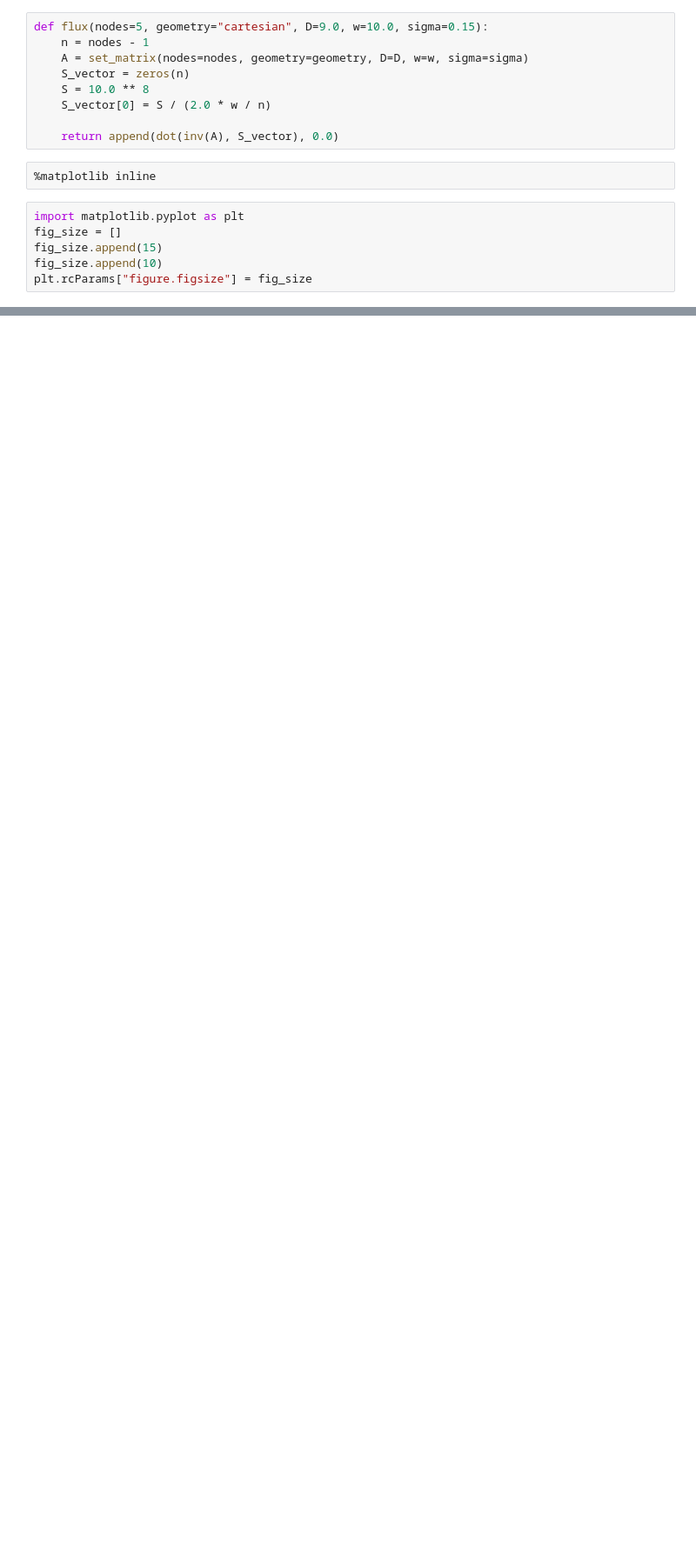
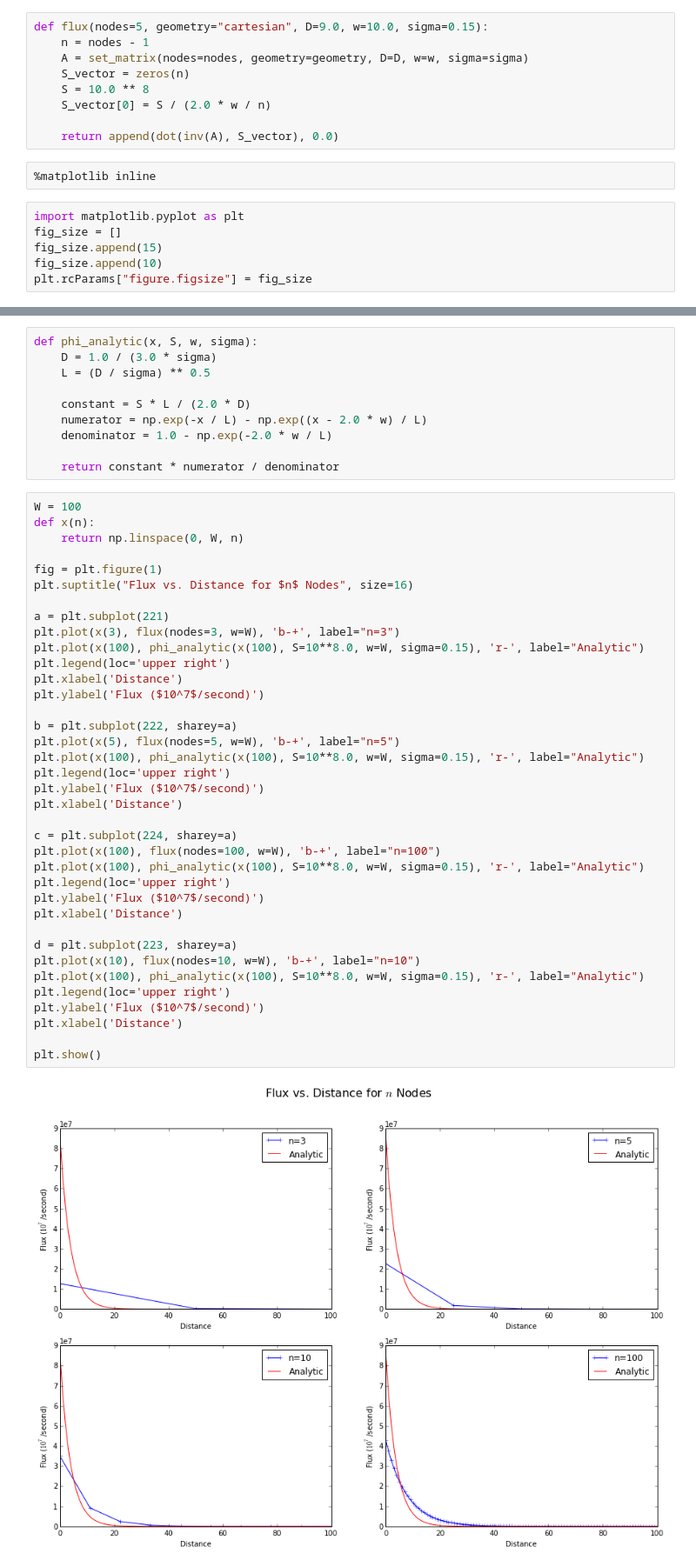
Before and after one commit to piovere/470-project-1, a Jupyter notebook: Project1.ipynb, the cells around one changed output, grey strips where cells are left out. Shown at 87% size. Cells and saved outputs as stored; diff of their text form; blank space fills up the shorter version.

Commit message:
Generated some new graphs, completed introduction section

```diff
--- a/Project1.ipynb
+++ b/Project1.ipynb
@@ -73,0 +76,49 @@ plt.show()
+# %%
+def phi_analytic(x, S, w, sigma):
+    D = 1.0 / (3.0 * sigma)
+    L = (D / sigma) ** 0.5
+
+    constant = S * L / (2.0 * D)
+    numerator = np.exp(-x / L) - np.exp((x - 2.0 * w) / L)
+    denominator = 1.0 - np.exp(-2.0 * w / L)
+
+    return constant * numerator / denominator
+# %%
+W = 100
+def x(n):
+    return np.linspace(0, W, n)
+
+fig = plt.figure(1)
+plt.suptitle("Flux vs. Distance for $n$ Nodes", size=16)
+
+a = plt.subplot(221)
+plt.plot(x(3), flux(nodes=3, w=W), 'b-+', label="n=3")
+plt.plot(x(100), phi_analytic(x(100), S=10**8.0, w=W, sigma=0.15), 'r-', label="Analytic")
+plt.legend(loc='upper right')
+plt.xlabel('Distance')
+plt.ylabel('Flux ($10^7$/second)')
+
+b = plt.subplot(222, sharey=a)
+plt.plot(x(5), flux(nodes=5, w=W), 'b-+', label="n=5")
+plt.plot(x(100), phi_analytic(x(100), S=10**8.0, w=W, sigma=0.15), 'r-', label="Analytic")
+plt.legend(loc='upper right')
+plt.ylabel('Flux ($10^7$/second)')
+plt.xlabel('Distance')
+
+c = plt.subplot(224, sharey=a)
+plt.plot(x(100), flux(nodes=100, w=W), 'b-+', label="n=100")
+plt.plot(x(100), phi_analytic(x(100), S=10**8.0, w=W, sigma=0.15), 'r-', label="Analytic")
+plt.legend(loc='upper right')
+plt.ylabel('Flux ($10^7$/second)')
+plt.xlabel('Distance')
+
+d = plt.subplot(223, sharey=a)
+plt.plot(x(10), flux(nodes=10, w=W), 'b-+', label="n=10")
+plt.plot(x(100), phi_analytic(x(100), S=10**8.0, w=W, sigma=0.15), 'r-', label="Analytic")
+plt.legend(loc='upper right')
+plt.ylabel('Flux ($10^7$/second)')
+plt.xlabel('Distance')
+
+plt.show()
+# %% [output]
+[figure, added]
```
Also changed, not shown: parts of 1 cell of this notebook, 3 other files.
